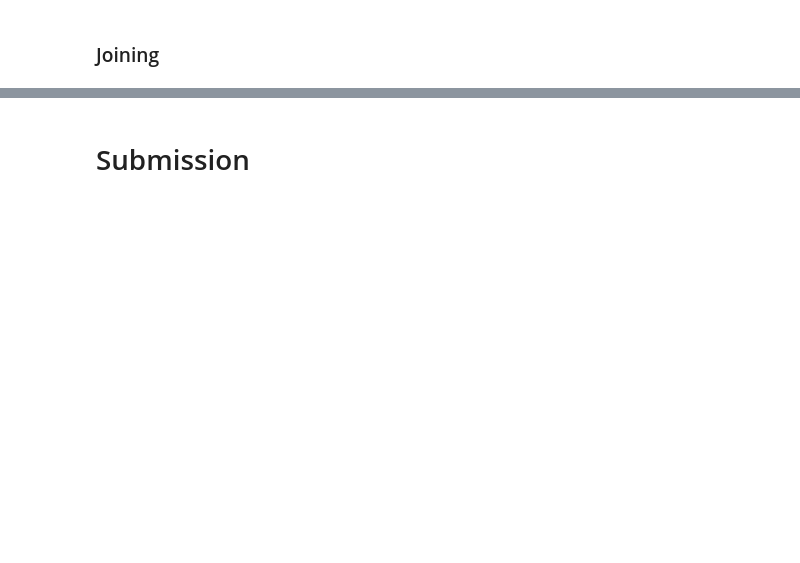
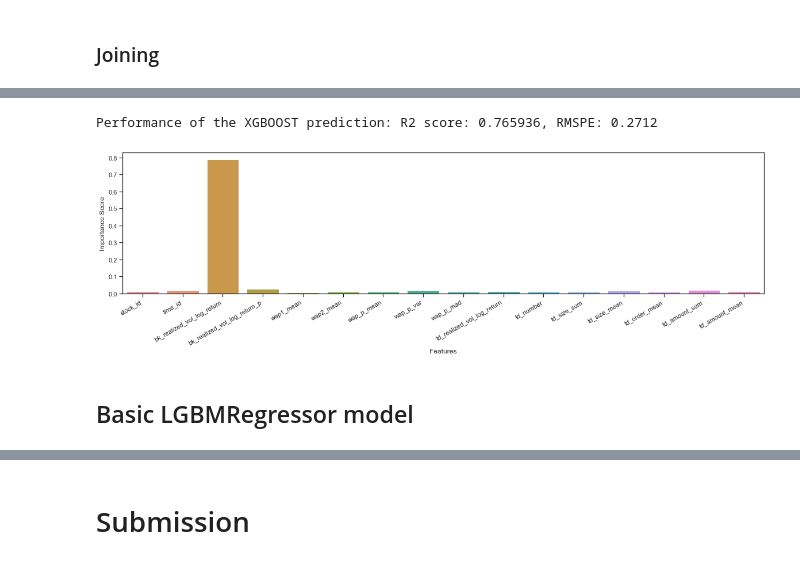
Before and after one commit to abugeia/P8_kaggle_competition, a Jupyter notebook: P8_kaggle_competition.ipynb, the cells around one changed output, grey strips where cells are left out. Drawn from its saved outputs; the diff is of its cells as text; code cells hidden in the pictures; blank space fills up the shorter version.

```diff
--- a/P8_kaggle_competition.ipynb
+++ b/P8_kaggle_competition.ipynb
@@ -535,0 +803,7 @@ dtype: int64
+# %%
+X = df.drop(['row_id', 'target'], axis = 1)
+X_val = X.values
+y = df['target']
+y_val = y.values
+
+X.shape, y.shape
@@ -535,0 +812,3 @@ dtype: int64
+# %%
+X_train, X_test, y_train, y_test = train_test_split(X, y, test_size=0.15, random_state=42, shuffle=False)
+X_train.shape, X_test.shape, y_train.shape, y_test.shape
@@ -535,0 +835,8 @@ dtype: int64
+# %%
+if env == 'kaggle':
+    xgb = XGBRegressor(tree_method='gpu_hist', random_state=42, n_jobs= - 1)
+else:
+    xgb = XGBRegressor(tree_method='hist', random_state=42, n_jobs= - 1)
+# %%
+%%time
+xgb.fit(X_train, y_train)
@@ -535,0 +853,13 @@ dtype: int64
+# %%
+xgb_preds = xgb.predict(X_test)
+R2 = round(r2_score(y_true = y_test, y_pred = xgb_preds), 6)
+RMSPE = round(rmspe(y_true = y_test, y_pred = xgb_preds), 6)
+print(f'Performance of the XGBOOST prediction: R2 score: {R2}, RMSPE: {RMSPE}')
+# %% [output]
+Performance of the XGBOOST prediction: R2 score: 0.765936, RMSPE: 0.2712
+# %%
+plot_feature_importance(X, xgb)
+# %% [output]
+[figure, added]
+# %% [markdown]
+## Basic LGBMRegressor model
```
Also changed, not shown: parts of 133 cells of this notebook, 5 other files.
